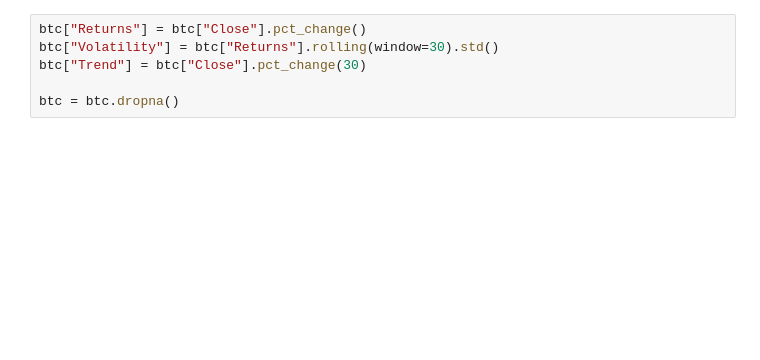
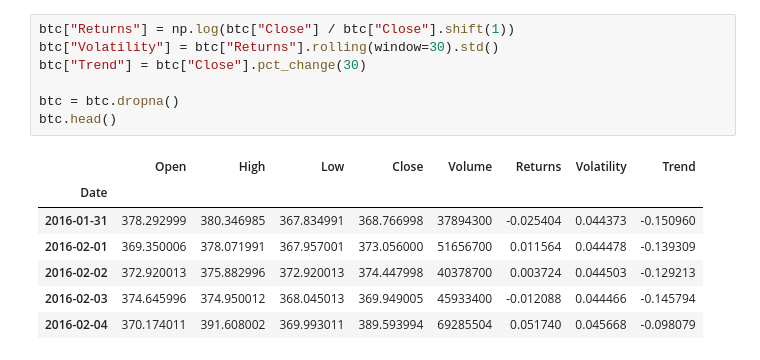
Before and after one commit to Spokuri2003/btc-regime-detection, a Jupyter notebook: BTC_Regime_Model_ML.ipynb, the cells around one changed output. Saved outputs shown, nothing was run; the diff lists cells and outputs as text; blank space fills up the shorter version.

```diff
--- a/BTC_Regime_Model_ML.ipynb
+++ b/BTC_Regime_Model_ML.ipynb
@@ -53,6 +69,15 @@ btc = btc[["Open","High","Low","Close","Volume"]]
 # %%
-btc["Returns"] = btc["Close"].pct_change()
+btc["Returns"] = np.log(btc["Close"] / btc["Close"].shift(1))
 btc["Volatility"] = btc["Returns"].rolling(window=30).std()
 btc["Trend"] = btc["Close"].pct_change(30)
 
 btc = btc.dropna()
+btc.head()
+# %% [output]
+|  | Open | High | Low | Close | Volume | Returns | Volatility | Trend |
+| Date |  |  |  |  |  |  |  |  |
+| 2016-01-31 | 378.292999 | 380.346985 | 367.834991 | 368.766998 | 37894300 | -0.025404 | 0.044373 | -0.150960 |
+| 2016-02-01 | 369.350006 | 378.071991 | 367.957001 | 373.056000 | 51656700 | 0.011564 | 0.044478 | -0.139309 |
+| 2016-02-02 | 372.920013 | 375.882996 | 372.920013 | 374.447998 | 40378700 | 0.003724 | 0.044503 | -0.129213 |
+| 2016-02-03 | 374.645996 | 374.950012 | 368.045013 | 369.949005 | 45933400 | -0.012088 | 0.044466 | -0.145794 |
+| 2016-02-04 | 370.174011 | 391.608002 | 369.993011 | 389.593994 | 69285504 | 0.051740 | 0.045668 | -0.098079 |
```
Also changed, not shown: parts of 29 cells of this notebook.
